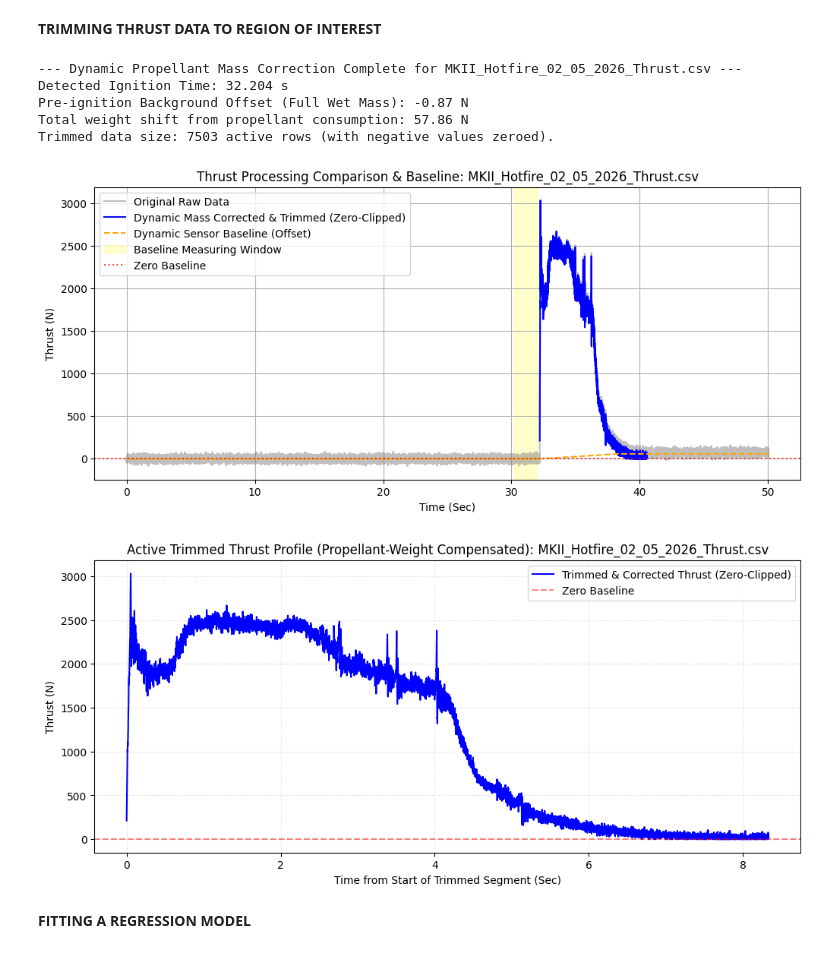
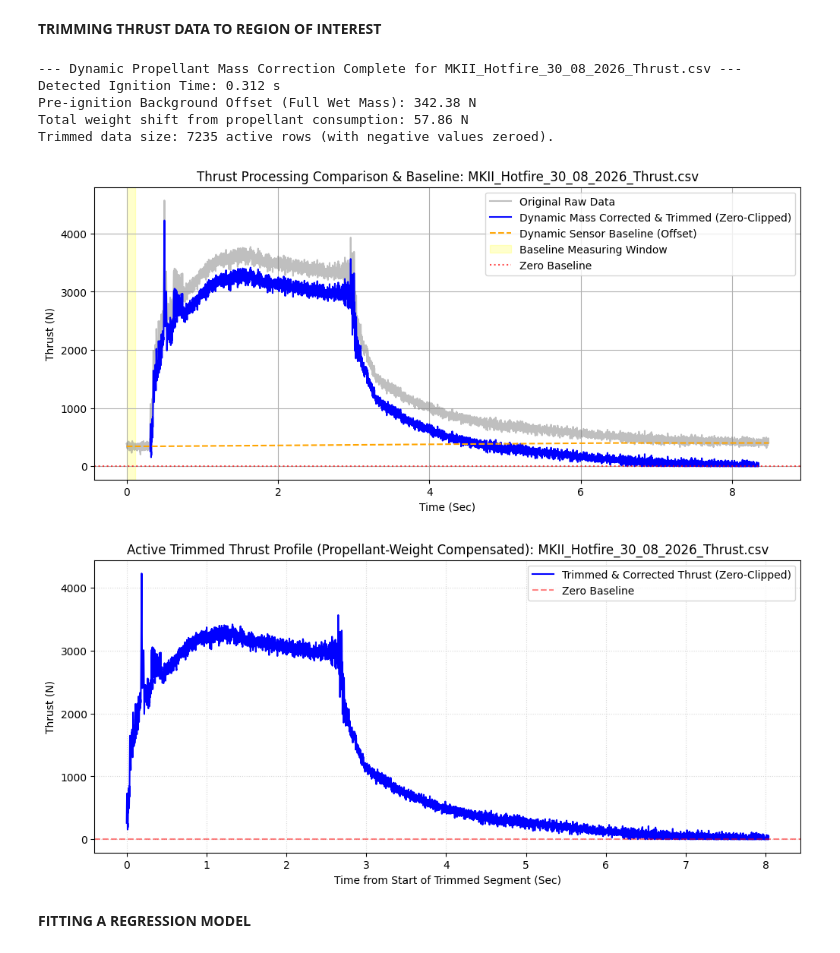
Before and after one commit to atur0021/MMA3001-Project, a Jupyter notebook: MMA3001-Project.ipynb, the cells around one changed output. Drawn from its saved outputs; the diff is of its cells as text; code cells hidden in the pictures.

Commit message:
edits to read in new thrust curves

```diff
--- a/MMA3001-Project.ipynb
+++ b/MMA3001-Project.ipynb
@@ -3,7 +3,7 @@
 # %% [markdown]
 **INPUT PARAMETERS**
 # %%
-csv_name = 'MKII_Hotfire_02_05_2026_Thrust.csv' #file name of thrust data file to use
+csv_name = 'MKII_Hotfire_30_08_2026_Thrust.csv' #file name of thrust data file to use
 oxidiser_mass = 5.9 #kg
 rocket_dry_mass = 30 #kg
 plot_meridian_flight_one = False #boolean
@@ -25,7 +25,8 @@ except Exception:
 # List of all thrust CSV URLs
 csv_urls = [
     'https://raw.githubusercontent.com/atur0021/MMA3001-Project/main/MKII_Hotfire_02_05_2026_Thrust.csv',
-    'https://raw.githubusercontent.com/atur0021/MMA3001-Project/main/MKII_Hotfire_30_08_2026_Thrust.csv'
+    'https://raw.githubusercontent.com/atur0021/MMA3001-Project/main/MKII_Hotfire_30_08_2026_Thrust.csv',
+    'https://raw.githubusercontent.com/atur0021/MMA3001-Project/main/MKII_Hotfire_06_07_2024_Thrust.csv'
 ]
 
 # Setup headers for private authentication if token is available
@@ -71,8 +73,8 @@ if csv_name in dfs:
     df = df.dropna(subset=[time_col, thrust_col]).reset_index(drop=True)
 
     # 3. Find when thrust actually begins (approximate ignition point)
-    early_noise_std = df[thrust_col].iloc[:500].std()
-    early_noise_mean = df[thrust_col].iloc[:500].mean()
+    early_noise_std = df[thrust_col].iloc[:50].std()
+    early_noise_mean = df[thrust_col].iloc[:50].mean()
 
     ignition_threshold = early_noise_mean + (6 * early_noise_std)
     ignition_candidates = df[df[thrust_col] > ignition_threshold].index
@@ -126,8 +128,8 @@ if csv_name in dfs:
         active_threshold = 0.05 * max_corrected_thrust
         active_indices = df[df['Thrust_Corrected'] > active_threshold].index
 
-        # Tightened start buffer to 0.0 seconds so it starts almost immediately as the thrust goes above baseline
-        start_idx = max(0, active_indices[0] - int(0.0 * pts_per_sec))
+        # Tightened start buffer to 0.00 seconds so it starts almost immediately as the thrust goes above baseline
+        start_idx = max(0, active_indices[0] - int(0.00 * pts_per_sec))
         end_idx = min(len(df) - 1, active_indices[-1] + int(2.0 * pts_per_sec))
 
         df_trimmed_dynamic = df.iloc[start_idx:end_idx].copy()
@@ -152,39 +154,39 @@ if csv_name in dfs:
         plt.plot(df[time_col], df['Dynamic_Offset'], label='Dynamic Sensor Baseline (Offset)', color='orange', linestyle='--')
         plt.axvspan(df.loc[start_baseline_idx, time_col], df.loc[end_baseline_idx, time_col],
                     color='yellow', alpha=0.2, label='Baseline Measuring Window')
         plt.axhline(0, color='red', linestyle=':', alpha=0.7, label='Zero Baseline')
         plt.xlabel('Time (Sec)')
         plt.ylabel('Thrust (N)')
         plt.title(f'Thrust Processing Comparison & Baseline: {csv_name}')
         plt.legend()
         plt.grid(True)
         plt.show()
 
         # 8. Plot ONLY the new trimmed and corrected active dataset starting at t = 0
         plt.figure(figsize=(12, 5))
         plt.plot(df_trimmed_dynamic['Time_Shifted'], df_trimmed_dynamic['Thrust_Corrected'], label='Trimmed & Corrected Thrust (Zero-Clipped)', color='blue', linewidth=1.5)
         plt.axhline(0, color='red', linestyle='--', alpha=0.5, label='Zero Baseline')
         plt.xlabel('Time from Start of Trimmed Segment (Sec)')
         plt.ylabel('Thrust (N)')
         plt.title(f'Active Trimmed Thrust Profile (Propellant-Weight Compensated): {csv_name}')
         plt.legend()
         plt.grid(True, which='both', linestyle=':', alpha=0.5)
         plt.show()
 
         # Save for downstream calculations
         active_df = df_trimmed_dynamic
     else:
         print("Could not automatically identify any ignition spike above noise threshold.")
 else:
     print(f"Error: '{csv_name}' was not found in loaded datasets.")
 # %% [output]
---- Dynamic Propellant Mass Correction Complete for MKII_Hotfire_02_05_2026_Thrust.csv ---
-Detected Ignition Time: 32.204 s
-Pre-ignition Background Offset (Full Wet Mass): -0.87 N
+--- Dynamic Propellant Mass Correction Complete for MKII_Hotfire_30_08_2026_Thrust.csv ---
+Detected Ignition Time: 0.312 s
+Pre-ignition Background Offset (Full Wet Mass): 342.38 N
 Total weight shift from propellant consumption: 57.86 N
-Trimmed data size: 7503 active rows (with negative values zeroed).
+Trimmed data size: 7235 active rows (with negative values zeroed).
-[figure, old version]
+[figure, new version]
-[figure, old version]
+[figure, new version]
 # %% [markdown]
 **FITTING A REGRESSION MODEL**
 # %%
```
Also changed, not shown: parts of 3 cells of this notebook.
